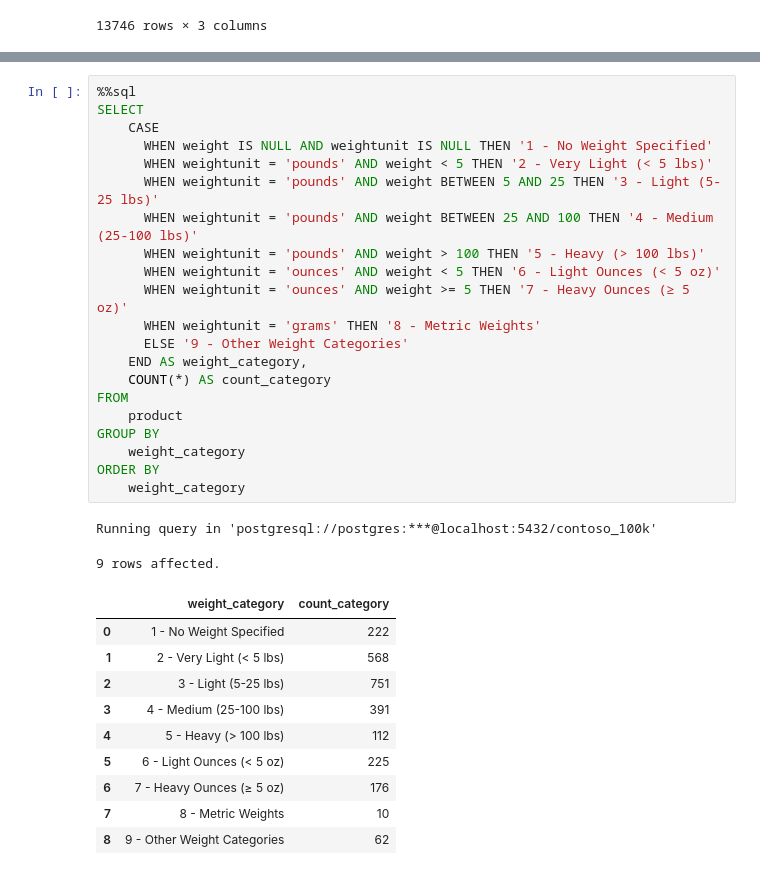
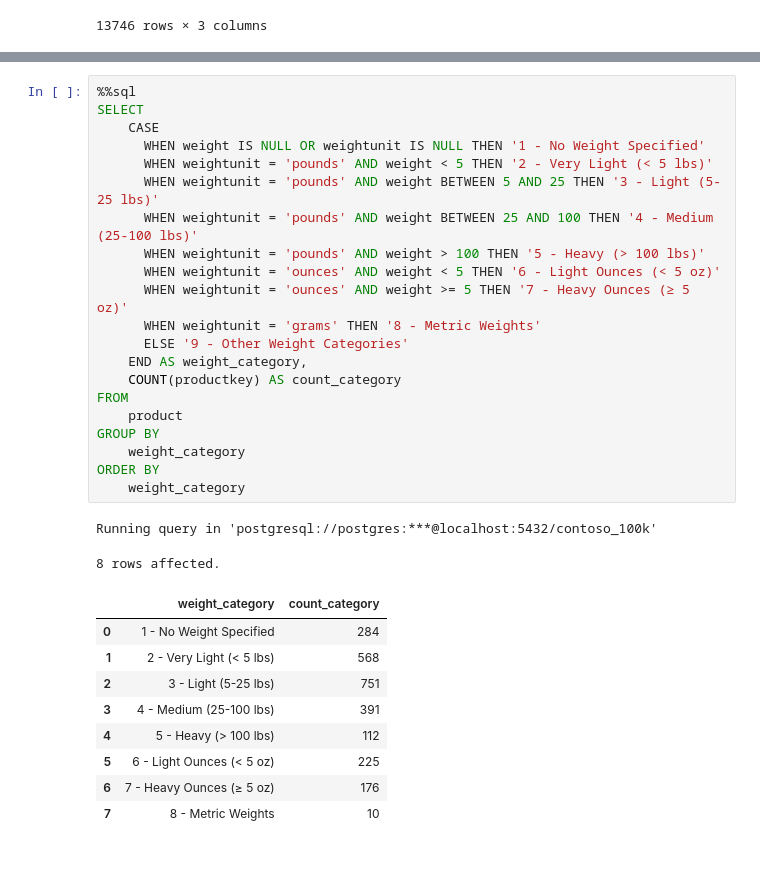
Before and after one commit to Bartek0829/SQL-learning, a Jupyter notebook: Resources/Blank_SQL_Notebook.ipynb, the cells around one changed output, grey strips where cells are left out. Cells and saved outputs as stored; diff of their text form.

```diff
--- a/Resources/Blank_SQL_Notebook.ipynb
+++ b/Resources/Blank_SQL_Notebook.ipynb
@@ -835,29 +835,29 @@ Running query in 'postgresql://postgres:***@localhost:5432/contoso_100k'
 # %%
 %%sql
 SELECT
     CASE
-      WHEN weight IS NULL AND weightunit IS NULL THEN '1 - No Weight Specified'
+      WHEN weight IS NULL OR weightunit IS NULL THEN '1 - No Weight Specified'
       WHEN weightunit = 'pounds' AND weight < 5 THEN '2 - Very Light (< 5 lbs)'
       WHEN weightunit = 'pounds' AND weight BETWEEN 5 AND 25 THEN '3 - Light (5-25 lbs)'
       WHEN weightunit = 'pounds' AND weight BETWEEN 25 AND 100 THEN '4 - Medium (25-100 lbs)'
       WHEN weightunit = 'pounds' AND weight > 100 THEN '5 - Heavy (> 100 lbs)'
       WHEN weightunit = 'ounces' AND weight < 5 THEN '6 - Light Ounces (< 5 oz)'
       WHEN weightunit = 'ounces' AND weight >= 5 THEN '7 - Heavy Ounces (≥ 5 oz)'
       WHEN weightunit = 'grams' THEN '8 - Metric Weights'
       ELSE '9 - Other Weight Categories'
     END AS weight_category,
-    COUNT(*) AS count_category
+    COUNT(productkey) AS count_category
 FROM
     product
 GROUP BY
     weight_category
 ORDER BY
     weight_category
 # %% [output]
 Running query in 'postgresql://postgres:***@localhost:5432/contoso_100k'
-9 rows affected.
+8 rows affected.
 |  | weight_category | count_category |
-| 0 | 1 - No Weight Specified | 222 |
+| 0 | 1 - No Weight Specified | 284 |
 | 1 | 2 - Very Light (< 5 lbs) | 568 |
 | 2 | 3 - Light (5-25 lbs) | 751 |
 | 3 | 4 - Medium (25-100 lbs) | 391 |
@@ -865,4 +865,3 @@ Running query in 'postgresql://postgres:***@localhost:5432/contoso_100k'
 | 5 | 6 - Light Ounces (< 5 oz) | 225 |
 | 6 | 7 - Heavy Ounces (≥ 5 oz) | 176 |
 | 7 | 8 - Metric Weights | 10 |
-| 8 | 9 - Other Weight Categories | 62 |
```
